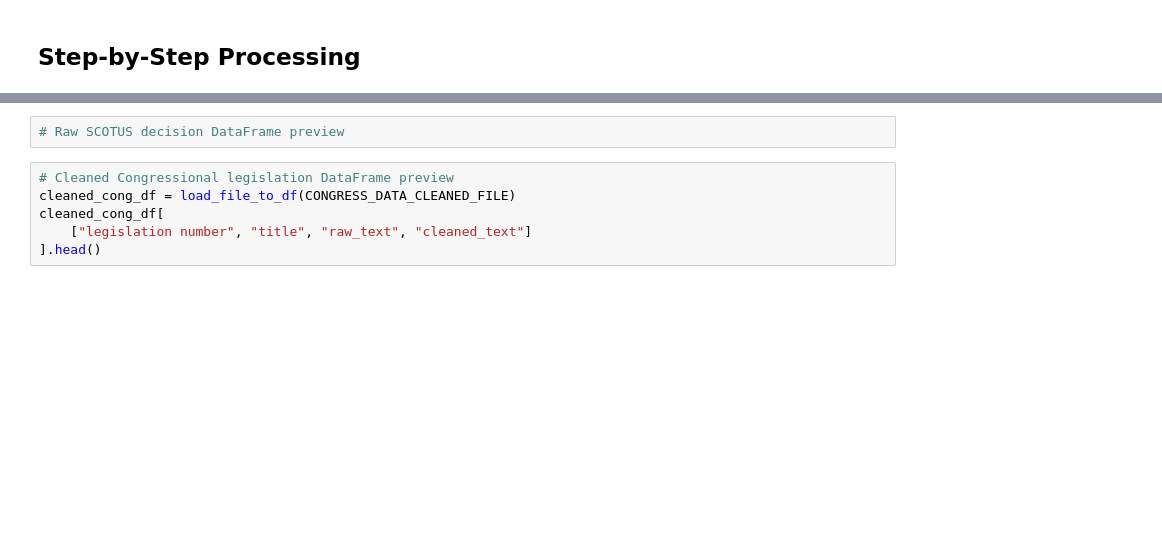
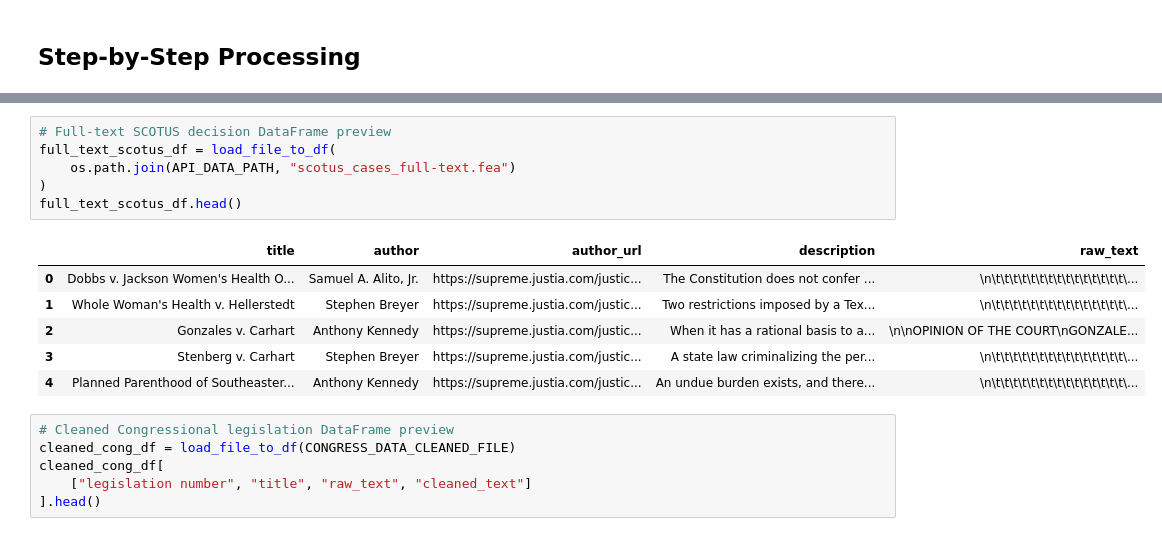
Before and after one commit to chanteriam/abortion-legislation-analysis, a Jupyter notebook: Final-Report.ipynb, the cells around one changed output, grey strips where cells are left out. Cells and saved outputs as stored; diff of their text form; blank space fills up the shorter version.

```diff
--- a/Final-Report.ipynb
+++ b/Final-Report.ipynb
@@ -81,5 +95,16 @@ opinions and links out to pieces of congressional legislation.
 # %%
-# Raw SCOTUS decision DataFrame preview
+# Full-text SCOTUS decision DataFrame preview
+full_text_scotus_df = load_file_to_df(
+    os.path.join(API_DATA_PATH, "scotus_cases_full-text.fea")
+)
+full_text_scotus_df.head()
+# %% [output]
+|  | title | author | author_url | description | raw_text |
+| 0 | Dobbs v. Jackson Women's Health O... | Samuel A. Alito, Jr. | https://supreme.justia.com/justic... | The Constitution does not confer ... | \n\t\t\t\t\t\t\t\t\t\t\t\t\t\t\t\... |
+| 1 | Whole Woman's Health v. Hellerstedt | Stephen Breyer | https://supreme.justia.com/justic... | Two restrictions imposed by a Tex... | \n\t\t\t\t\t\t\t\t\t\t\t\t\t\t\t\... |
+| 2 | Gonzales v. Carhart | Anthony Kennedy | https://supreme.justia.com/justic... | When it has a rational basis to a... | \n\nOPINION OF THE COURT\nGONZALE... |
+| 3 | Stenberg v. Carhart | Stephen Breyer | https://supreme.justia.com/justic... | A state law criminalizing the per... | \n\t\t\t\t\t\t\t\t\t\t\t\t\t\t\t\... |
+| 4 | Planned Parenthood of Southeaster... | Anthony Kennedy | https://supreme.justia.com/justic... | An undue burden exists, and there... | \n\t\t\t\t\t\t\t\t\t\t\t\t\t\t\t\... |
 # %%
 # Cleaned Congressional legislation DataFrame preview
 cleaned_cong_df = load_file_to_df(CONGRESS_DATA_CLEANED_FILE)
```
Also changed, not shown: parts of 2 cells of this notebook.
